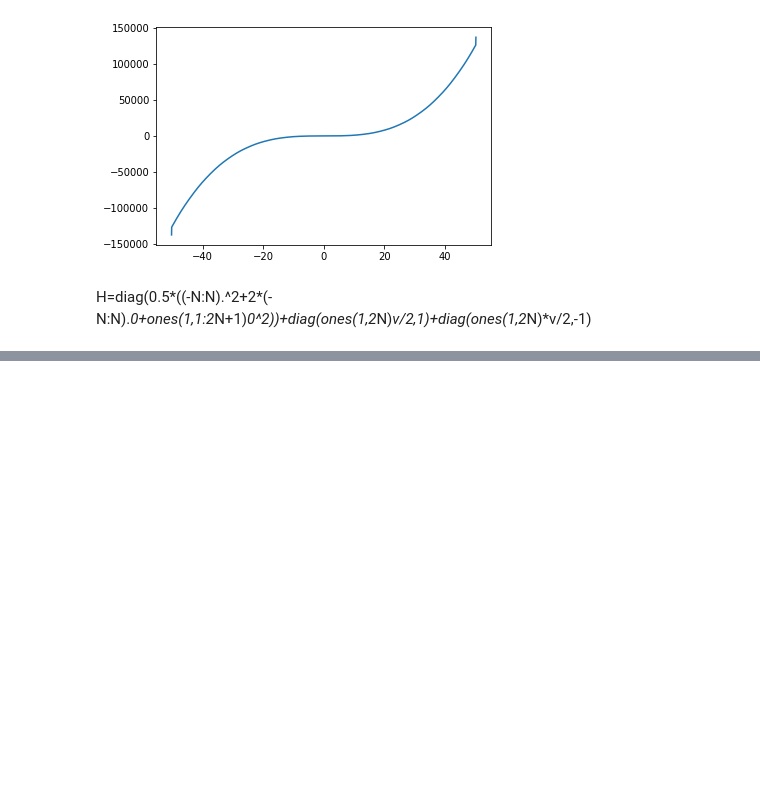
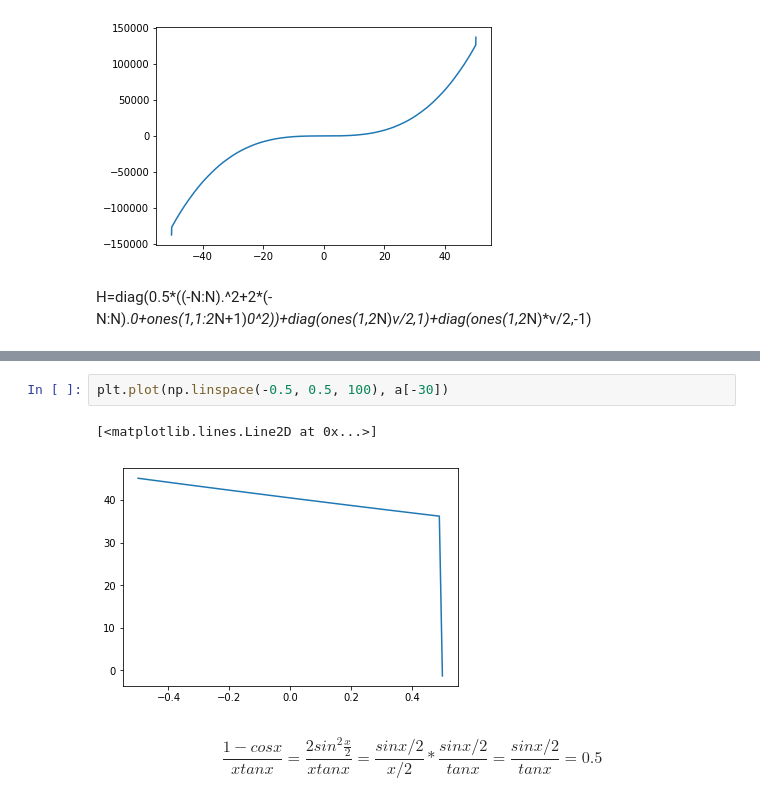
Before and after one commit to xuleichao/SolitonSolver, a Jupyter notebook: fsolver.ipynb, the cells around one changed output, grey strips where cells are left out. Saved outputs shown, nothing was run; the diff lists cells and outputs as text; blank space fills up the shorter version.

```diff
--- a/fsolver.ipynb
+++ b/fsolver.ipynb
@@ -123,0 +141,9 @@ gnrt_linear_graph()
+# %%
+plt.plot(np.linspace(-0.5, 0.5, 100), a[-30])
+# %% [output]
+[<matplotlib.lines.Line2D at 0x...>]
+[figure, added]
+# %% [markdown]
+\begin{equation}
+\frac{1-cos x}{xtanx} = \frac{2sin^2 {\frac{x}{2}}}{xtanx} = \frac{sinx/2}{x/2}*\frac{sinx/2}{tanx} = \frac{sinx/2}{tanx} = 0.5
+\end{equation}
```
Also changed, not shown: parts of 4 cells of this notebook.
